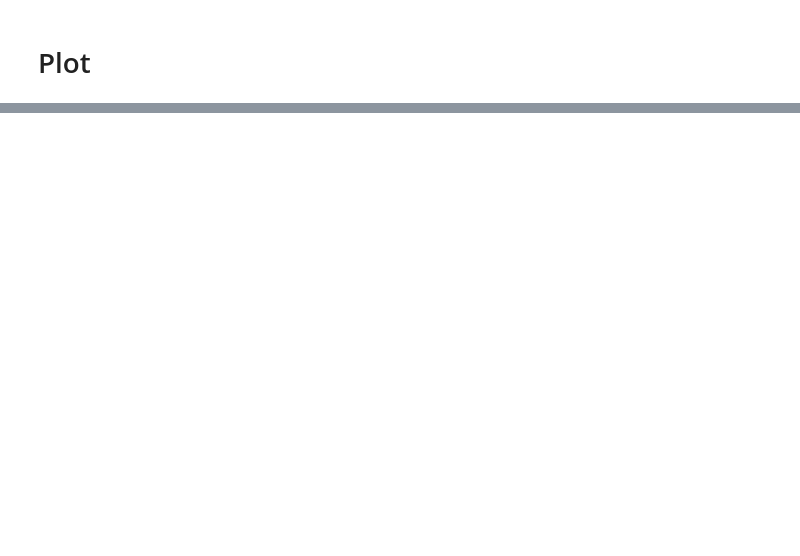
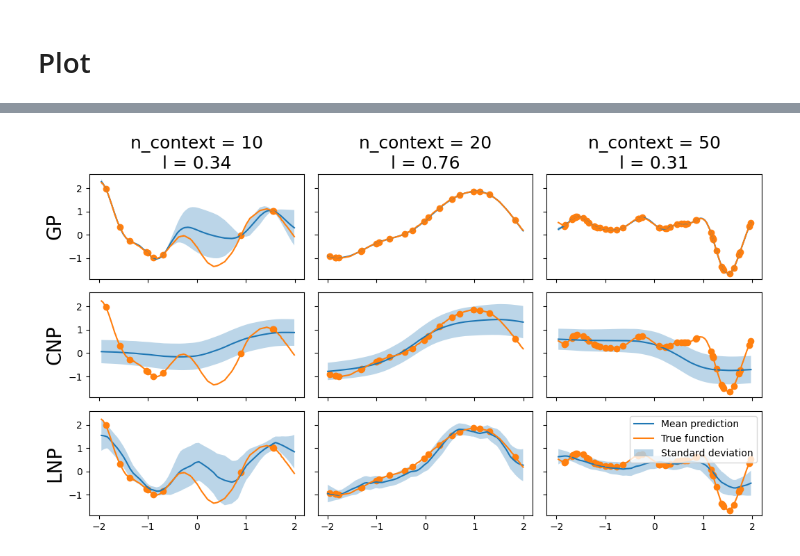
Before and after one commit to tonywu71/neural-processes, a Jupyter notebook: train_cnp_from_arbitrary_gp_varying_kernel.ipynb, the cells around one changed output, grey strips where cells are left out. Saved outputs shown, nothing was run; the diff lists cells and outputs as text; code cells hidden in the pictures; blank space fills up the shorter version.

```diff
--- a/train_cnp_from_arbitrary_gp_varying_kernel.ipynb
+++ b/train_cnp_from_arbitrary_gp_varying_kernel.ipynb
@@ -180,3 +124,23 @@ fig.tight_layout()
+# %%
+from pathlib import Path
+import tensorflow as tf
+from neural_process_model_latent import NeuralProcessLatent
+
+
+def load_lnp_model(model_path: str) -> tf.keras.Model:
+    assert Path(model_path).parent.is_dir()
+
+    z_output_sizes = [500, 500, 500, 500]
+    enc_output_sizes = [500, 500, 500, 1000]
+    dec_output_sizes = [500, 500, 500, 2]
+
+    model = NeuralProcessLatent(z_output_sizes=z_output_sizes,
+                                enc_output_sizes=enc_output_sizes,
+                                dec_output_sizes=dec_output_sizes)
+
+    model.load_weights(model_path)
+
+    return model
 # %%
 # Load the pre-trained LNP model:
 model_path = "checkpoints/LNP_model_regression_context_10_uniform_sampling_True/cp-0121.ckpt"
@@ -351,0 +148,7 @@ fig.tight_layout()
+# %%
+list_num_context = [10, 20, 50]
+
+plot_gp_vs_cnp_vs_lnp_varying_kernel(model,
+                                     lnp_model,
+                                     list_num_context=list_num_context)
+# %% [output]
@@ -351,0 +161 @@ fig.tight_layout()
+[figure, added]
```
Also changed, not shown: parts of 15 cells of this notebook, 3 other files.
